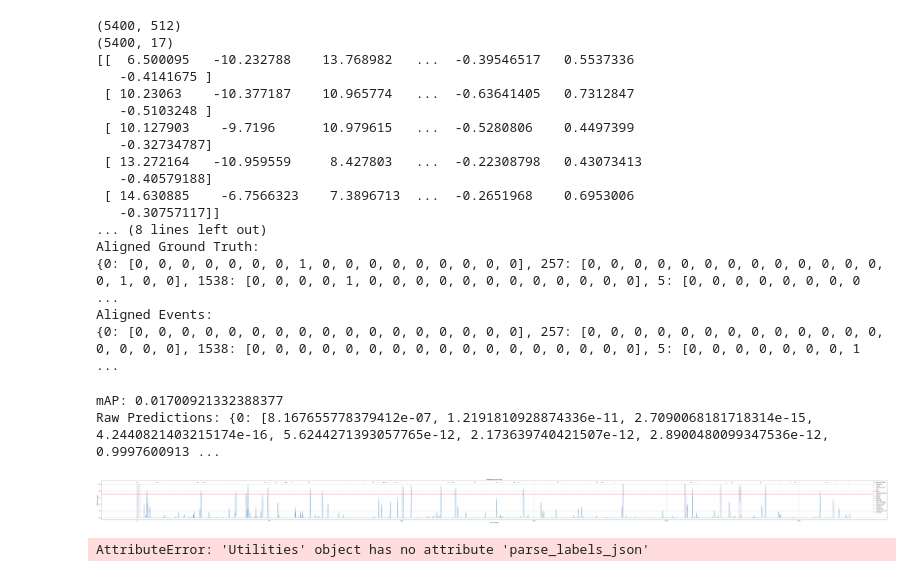
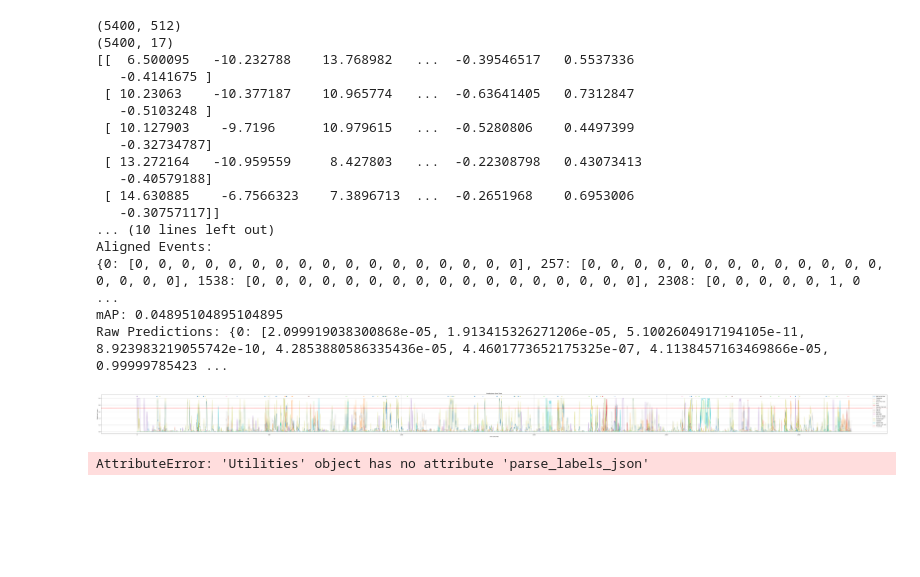
Before and after one commit to justin-pinheiro/TAAC_project, a Jupyter notebook: project.ipynb, the cells around one changed output. Cells and saved outputs as stored; diff of their text form; code cells hidden in the pictures; blank space fills up the shorter version.

Commit message:
added mAP with delta

```diff
--- a/project.ipynb
+++ b/project.ipynb
@@ -42,5 +42,5 @@ import numpy as np
 
 from training import Trainer
 
-classifier = model.Model(input_dim=512, num_classes=17, loss_function=TemporalSegmentationLoss(-60, -10, 10, 60))
+classifier = model.Model(input_dim=512, num_classes=17)
 # %% [output]
@@ -78,43 +68,41 @@ print(labels.shape)
 print(features[:5])
 print(labels[:5])
 
-event_spotter = EventSpotter(model=classifier, fps=fps, detection_threshold=0.7, nms_window=60, delta=60)
+event_spotter = EventSpotter(model=classifier, fps=fps, detection_threshold=0.7, nms_window=60, delta=360)
 
 event_spotter.detect_events(features)
 
 raw_predictions = event_spotter.get_predictions()
 final_events = event_spotter.get_events()
 
 ground_truth = {i: labels[i] for i in range(len(labels))}  # Format ground truth
 print(f"Ground truth: {ground_truth}")
 evaluation = event_spotter.evaluate_predictions(ground_truth)
 
 print("Raw Predictions:", raw_predictions)
 print("Final Detected Events:", final_events)
 print("Evaluation Metrics:", evaluation)
 
 event_spotter.show_predictions_summary(ground_truth, True)
 # %% [output]
 (5400, 512)
 (5400, 17)
 [[  6.500095   -10.232788    13.768982   ...  -0.39546517   0.5537336
    -0.4141675 ]
  [ 10.23063    -10.377187    10.965774   ...  -0.63641405   0.7312847
    -0.5103248 ]
  [ 10.127903    -9.7196      10.979615   ...  -0.5280806    0.4497399
    -0.32734787]
  [ 13.272164   -10.959559     8.427803   ...  -0.22308798   0.43073413
    -0.40579188]
  [ 14.630885    -6.7566323    7.3896713  ...  -0.2651968    0.6953006
    -0.30757117]]
-... (8 lines left out)
-Aligned Ground Truth:
-{0: [0, 0, 0, 0, 0, 0, 0, 1, 0, 0, 0, 0, 0, 0, 0, 0, 0], 257: [0, 0, 0, 0, 0, 0, 0, 0, 0, 0, 0, 0, 0, 0, 1, 0, 0], 1538: [0, 0, 0, 0, 1, 0, 0, 0, 0, 0, 0, 0, 0, 0, 0, 0, 0], 5: [0, 0, 0, 0, 0, 0, 0, 0 ...
+... (10 lines left out)
 Aligned Events:
-{0: [0, 0, 0, 0, 0, 0, 0, 0, 0, 0, 0, 0, 0, 0, 0, 0, 0], 257: [0, 0, 0, 0, 0, 0, 0, 0, 0, 0, 0, 0, 0, 0, 0, 0, 0], 1538: [0, 0, 0, 0, 0, 0, 0, 0, 0, 0, 0, 0, 0, 0, 0, 0, 0], 5: [0, 0, 0, 0, 0, 0, 0, 1 ...
+{0: [0, 0, 0, 0, 0, 0, 0, 0, 0, 0, 0, 0, 0, 0, 0, 0, 0], 257: [0, 0, 0, 0, 0, 0, 0, 0, 0, 0, 0, 0, 0, 0, 0, 0, 0], 1538: [0, 0, 0, 0, 0, 0, 0, 0, 0, 0, 0, 0, 0, 0, 0, 0, 0], 2308: [0, 0, 0, 0, 0, 1, 0 ...
+mAP: 0.04895104895104895
+Raw Predictions: {0: [2.099919038300868e-05, 1.913415326271206e-05, 5.1002604917194105e-11, 8.923983219055742e-10, 4.2853880586335436e-05, 4.4601773652175325e-07, 4.1138457163469866e-05, 0.99999785423 ...
-mAP: 0.01700921332388377
-Raw Predictions: {0: [8.167655778379412e-07, 1.2191810928874336e-11, 2.7090068181718314e-15, 4.2440821403215174e-16, 5.6244271393057765e-12, 2.173639740421507e-12, 2.8900480099347536e-12, 0.9997600913 ...
-[figure, old version]
+[figure, new version]
 # %%
 # Downloading the videos of the 500 games
 # mySoccerNetDownloader.downloadGames(files=["1_224p.mkv", "2_224p.mkv"], split=["train","valid","test","challenge"])
```
Also changed, not shown: parts of 6 cells of this notebook, 2 other files.
